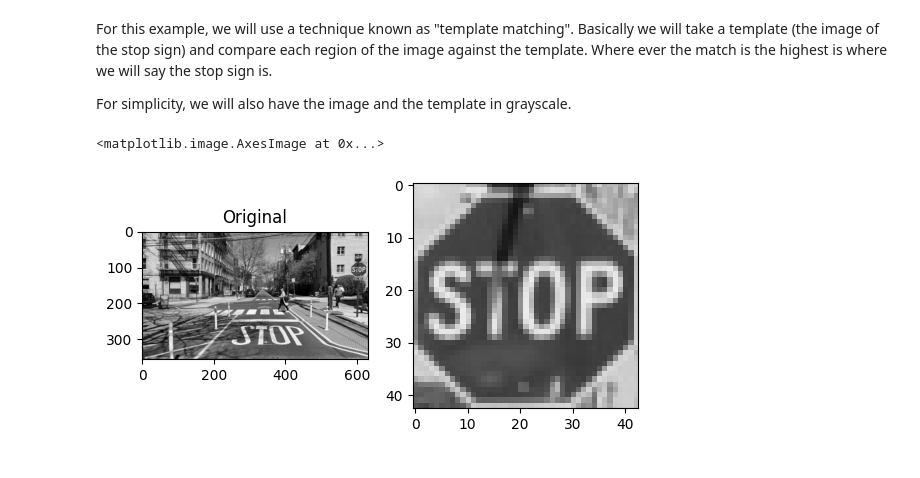
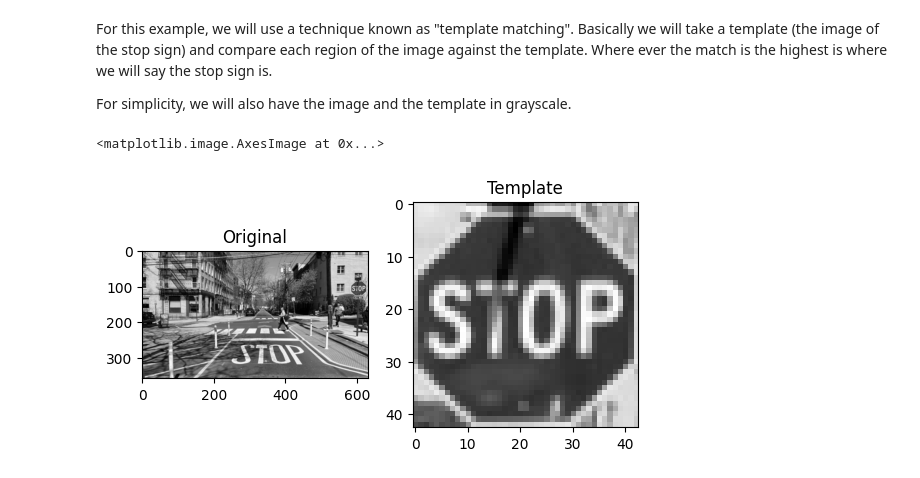
Before and after one commit to cbolles/upward_bound, a Jupyter notebook: ENERGIZE/Introduction.ipynb, the cells around one changed output. Cells and saved outputs as stored; diff of their text form; code cells hidden in the pictures.

Commit message:
Working template matching

```diff
--- a/ENERGIZE/Introduction.ipynb
+++ b/ENERGIZE/Introduction.ipynb
@@ -33,18 +35,18 @@ For this example, we will use a technique known as "template matching". Basicall
 For simplicity, we will also have the image and the template in grayscale.
 # %%
 # Let's get the template
-template = cv2.imread('data/stop_sign_gray.png')
+template = cv2.imread('data/stop_sign_gray.png', cv2.IMREAD_GRAYSCALE)
 
 # Now lets get the gray version of the image
-img_gray = cv2.imread('data/street_gray.png')
+img_gray = cv2.imread('data/street_gray.png', cv2.IMREAD_GRAYSCALE)
 
 # Let's see what we are working with
 fig, axes = plt.subplots(1, 2)
 axes[0].set_title('Original')
-axes[0].imshow(img_gray)
+axes[0].imshow(img_gray, cmap='gray')
 
-axes[0].set_title('Template')
-axes[1].imshow(template)
+axes[1].set_title('Template')
+axes[1].imshow(template, cmap='gray')
 # %% [output]
 <matplotlib.image.AxesImage at 0x...>
-[figure, old version]
+[figure, new version]
```
Also changed, not shown: parts of 5 cells of this notebook.
